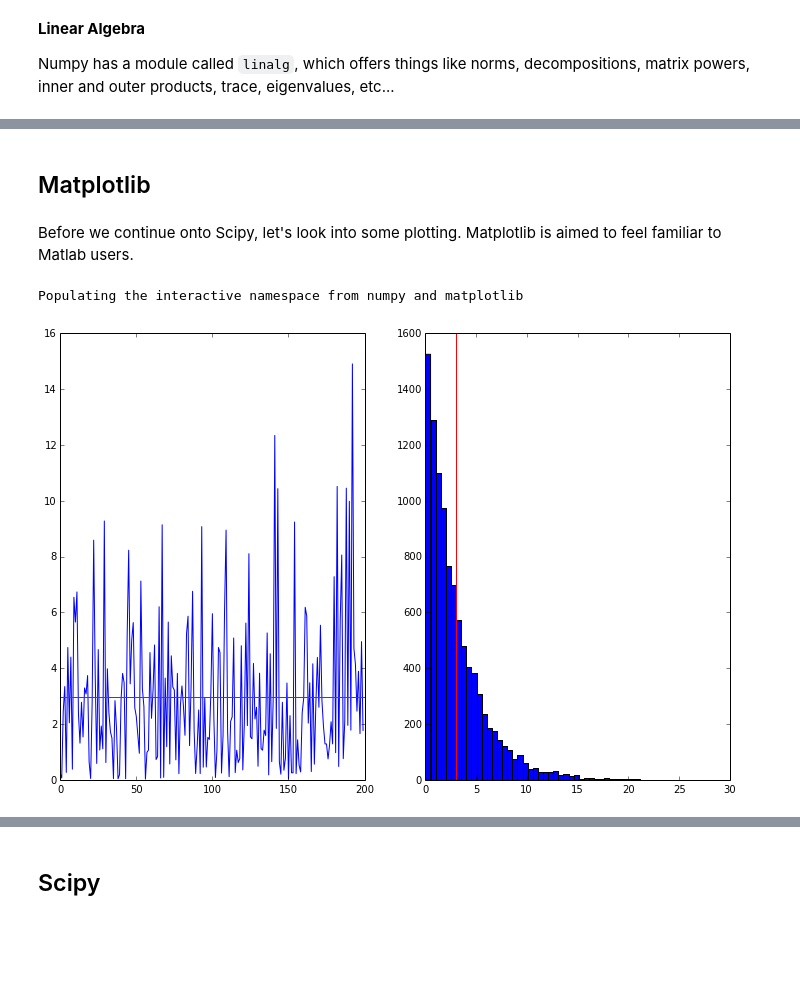
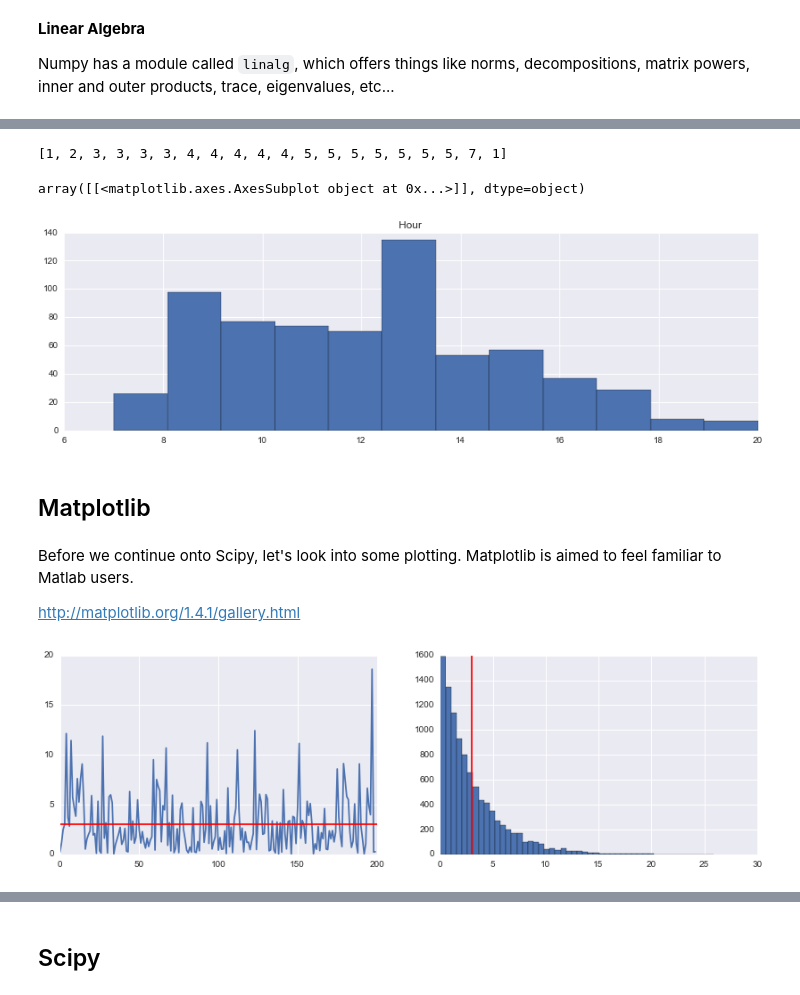
Before and after one commit to QCaudron/Python-Workshop, a Jupyter notebook: 2.Stack.ipynb, the cells around one changed output, grey strips where cells are left out. Drawn from its saved outputs; the diff is of its cells as text; code cells hidden in the pictures; blank space fills up the shorter version.

```diff
--- a/2.Stack.ipynb
+++ b/2.Stack.ipynb
@@ -176,4 +386,19 @@ print type(MyArray), type(MyMatrix)
+# %%
+# List of weekdays
+weekdays = [day.isoweekday() for day in t]
+
+print weekdays[:20]
+# %% [output]
+[1, 2, 3, 3, 3, 3, 4, 4, 4, 4, 4, 5, 5, 5, 5, 5, 5, 5, 7, 1]
+# %%
+# When, during the day, are coffees had ?
+data.hist(column="Hour", bins=12)
+# %% [output]
+array([[<matplotlib.axes.AxesSubplot object at 0x...>]], dtype=object)
+[figure, added]
 # %% [markdown]
 ## Matplotlib
 # %% [markdown]
 Before we continue onto Scipy, let's look into some plotting. Matplotlib is aimed to feel familiar to Matlab users.
+
+http://matplotlib.org/1.4.1/gallery.html
@@ -180,24 +411,22 @@ Before we continue onto Scipy, let's look into some plotting. Matplotlib is aime
 # %%
 import matplotlib.pyplot as plt
-
-%pylab inline
-
-plt.figure(figsize(12, 8))
 
 x = np.random.exponential(3, size=10000)
 
 plt.subplot(1, 2, 1)
 plt.plot(x[::50])
 plt.axhline(x.mean(), color="red")
+
 plt.subplot(1, 2, 2)
 plt.hist(x, 50)
 plt.axvline(x.mean(), c="r") # c="r" is shorter, both are valid
 
-# Note that, in an interactive setting, you will need to call plt.show(), which I've included above for completeness
-# In IPython using the --pylab inline argument, you don't need it; I'll drop it from here
+plt.show()
+
+# In an interactive setting, you will need to call plt.show()
+# In IPython, you can call "%matplotlib inline" after importing and you're good to go.
 # %% [output]
-Populating the interactive namespace from numpy and matplotlib
-[figure, old version]
+[figure, new version]
 # %%
 # Like Matlab, we can feed style arguments to the plot function
 x = np.linspace(0, 2 * np.pi, 100)
```
Also changed, not shown: parts of 70 cells of this notebook, 13 other files.
